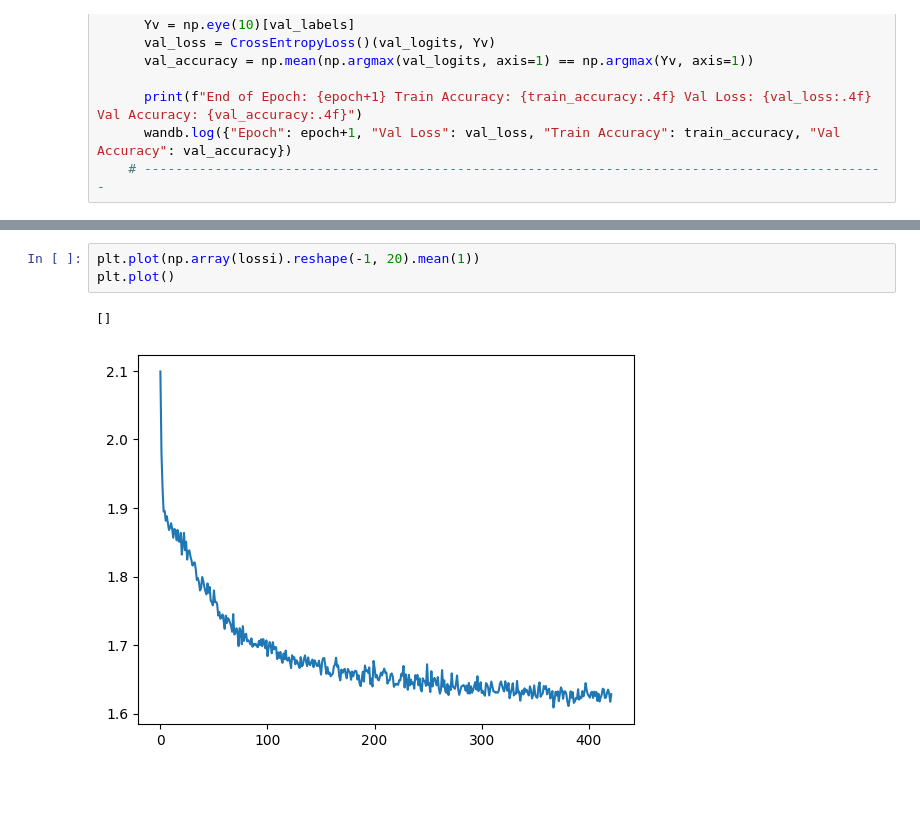
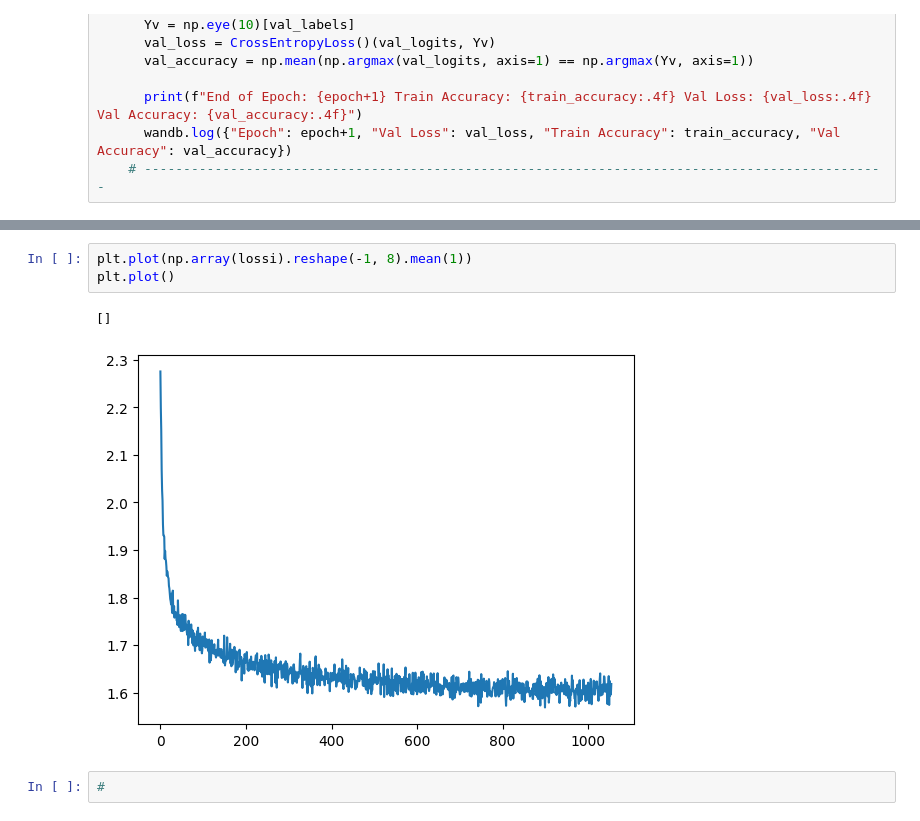
Before and after one commit to aayushmanda/da6401_assignment1, a Jupyter notebook: da6401_asg1.ipynb, the cells around one changed output, grey strips where cells are left out. Drawn from its saved outputs; the diff is of its cells as text; blank space fills up the shorter version.

```diff
--- a/da6401_asg1.ipynb
+++ b/da6401_asg1.ipynb
@@ -642,6 +639,8 @@ Test Accuracy: 0.8232
 # %%
-plt.plot(np.array(lossi).reshape(-1, 20).mean(1))
+plt.plot(np.array(lossi).reshape(-1, 8).mean(1))
 plt.plot()
 # %% [output]
 []
-[figure, old version]
+[figure, new version]
+# %%
+#
```
Also changed, not shown: parts of 5 cells of this notebook, 43 other files.
